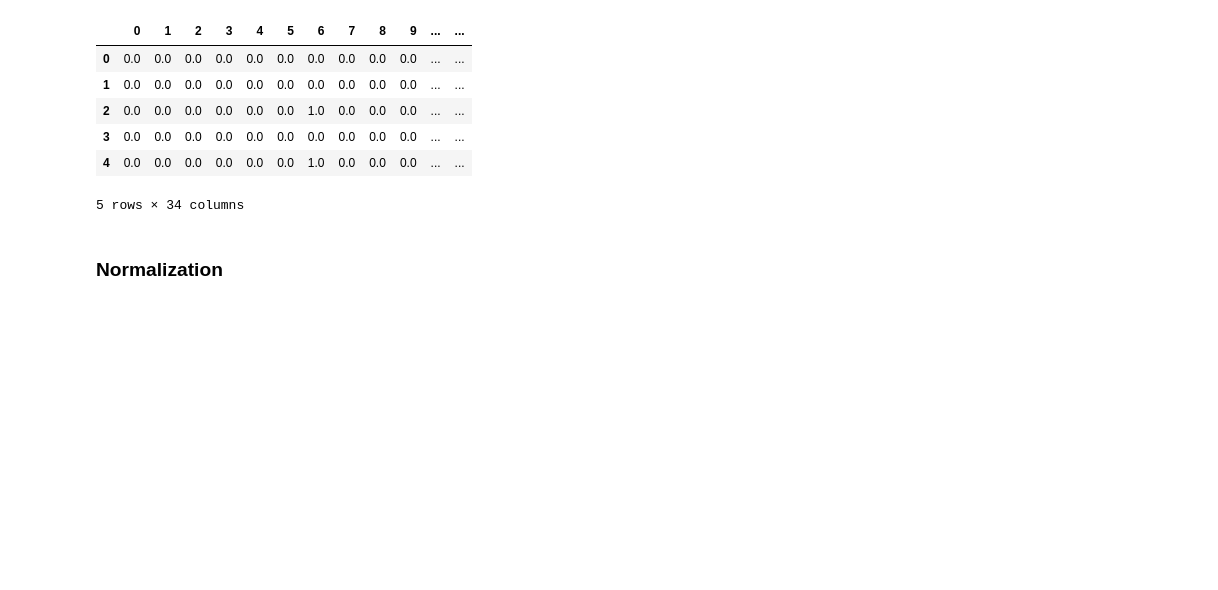
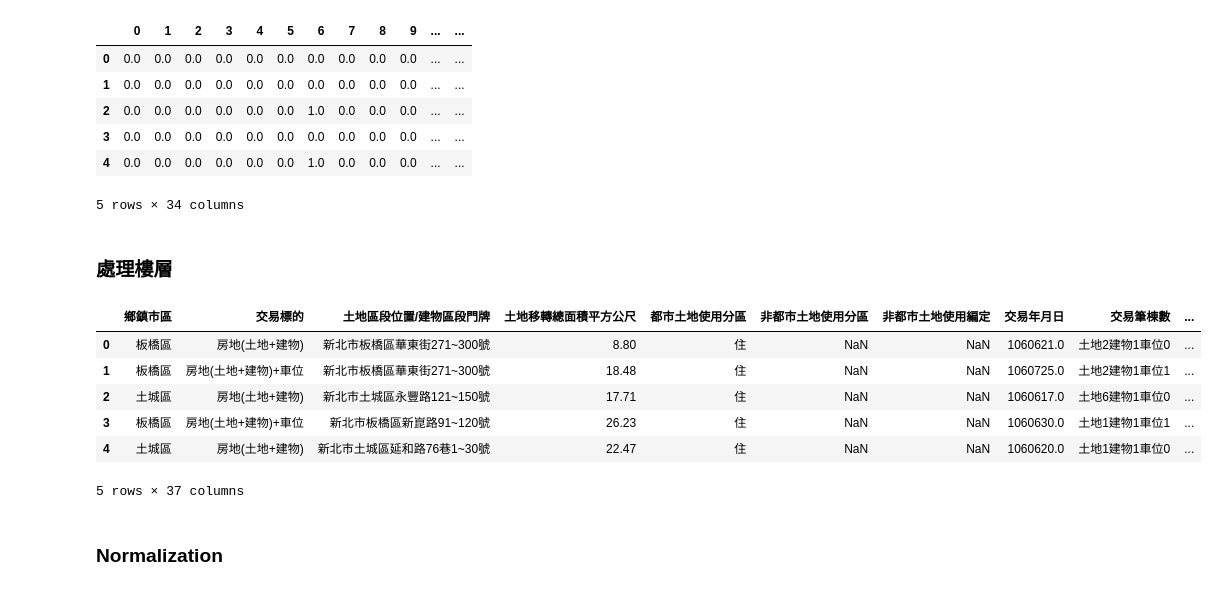
Before and after one commit to johnny12150/19-lab-summer-training, a Jupyter notebook: 0703/try_model.ipynb, the cells around one changed output. Drawn from its saved outputs; the diff is of its cells as text; code cells hidden in the pictures; blank space fills up the shorter version.

```diff
--- a/0703/try_model.ipynb
+++ b/0703/try_model.ipynb
@@ -70,6 +70,21 @@ feature.head()
 target = all['總價元']
 # num_feature = all[['建物現況格局-房', '建物現況格局-廳', '建物現況格局-衛', '建物移轉總面積平方公尺', 'lat', 'lng', '屋齡', '土地', '建物', '車位']].copy()
 num_feature = all[['建物移轉總面積平方公尺', '建物', '屋齡', '建物現況格局-房', '建物現況格局-廳', '建物現況格局-衛']].copy()
+# %% [markdown]
+### 處理樓層
+# %%
+# 移轉樓層比例
+floor = pd.read_csv('../0704/floor_feature.csv', index_col=False)
+add_floor = pd.concat([all, floor], axis=1)
+add_floor.head()
+# %% [output]
+|  | 鄉鎮市區 | 交易標的 | 土地區段位置/建物區段門牌 | 土地移轉總面積平方公尺 | 都市土地使用分區 | 非都市土地使用分區 | 非都市土地使用編定 | 交易年月日 | 交易筆棟數 | ... |
+| 0 | 板橋區 | 房地(土地+建物) | 新北市板橋區華東街271~300號 | 8.80 | 住 | NaN | NaN | 1060621.0 | 土地2建物1車位0 | ... |
+| 1 | 板橋區 | 房地(土地+建物)+車位 | 新北市板橋區華東街271~300號 | 18.48 | 住 | NaN | NaN | 1060725.0 | 土地2建物1車位1 | ... |
+| 2 | 土城區 | 房地(土地+建物) | 新北市土城區永豐路121~150號 | 17.71 | 住 | NaN | NaN | 1060617.0 | 土地6建物1車位0 | ... |
+| 3 | 板橋區 | 房地(土地+建物)+車位 | 新北市板橋區新崑路91~120號 | 26.23 | 住 | NaN | NaN | 1060630.0 | 土地1建物1車位1 | ... |
+| 4 | 土城區 | 房地(土地+建物) | 新北市土城區延和路76巷1~30號 | 22.47 | 住 | NaN | NaN | 1060620.0 | 土地1建物1車位0 | ... |
+5 rows × 37 columns
 # %% [markdown]
 ### Normalization
 # %%
```
Also changed, not shown: parts of 6 cells of this notebook.
